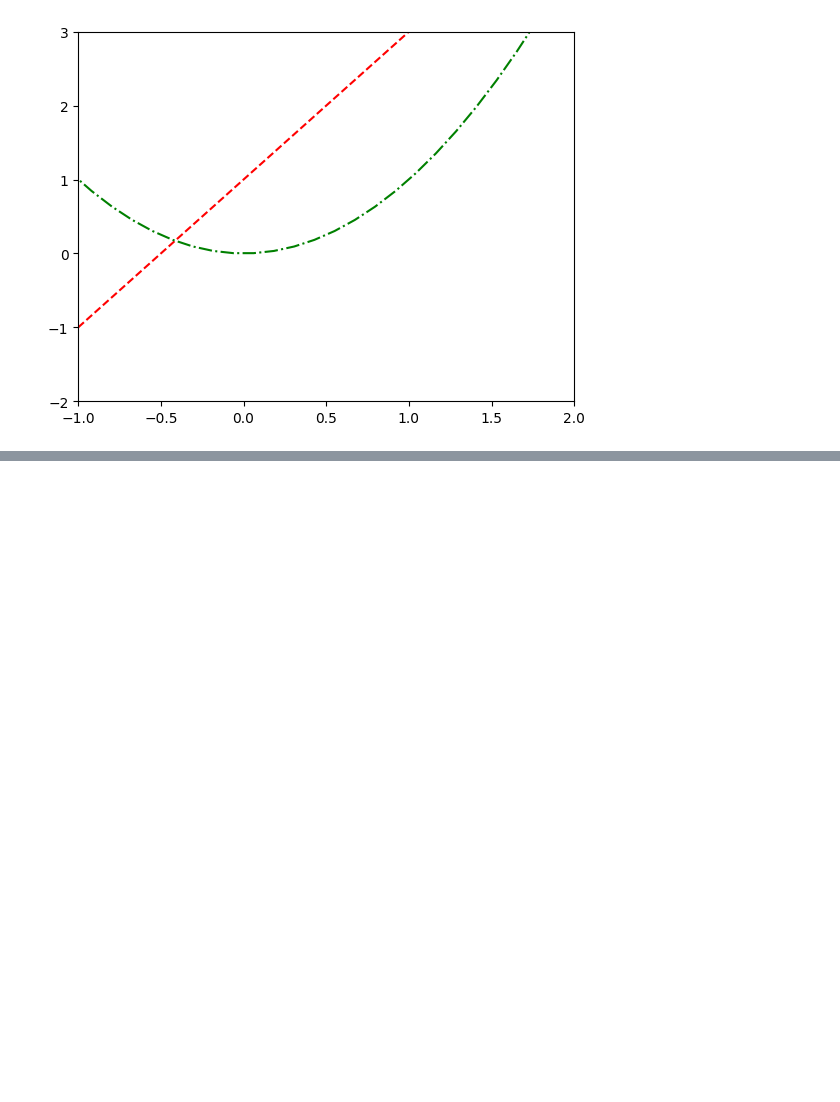
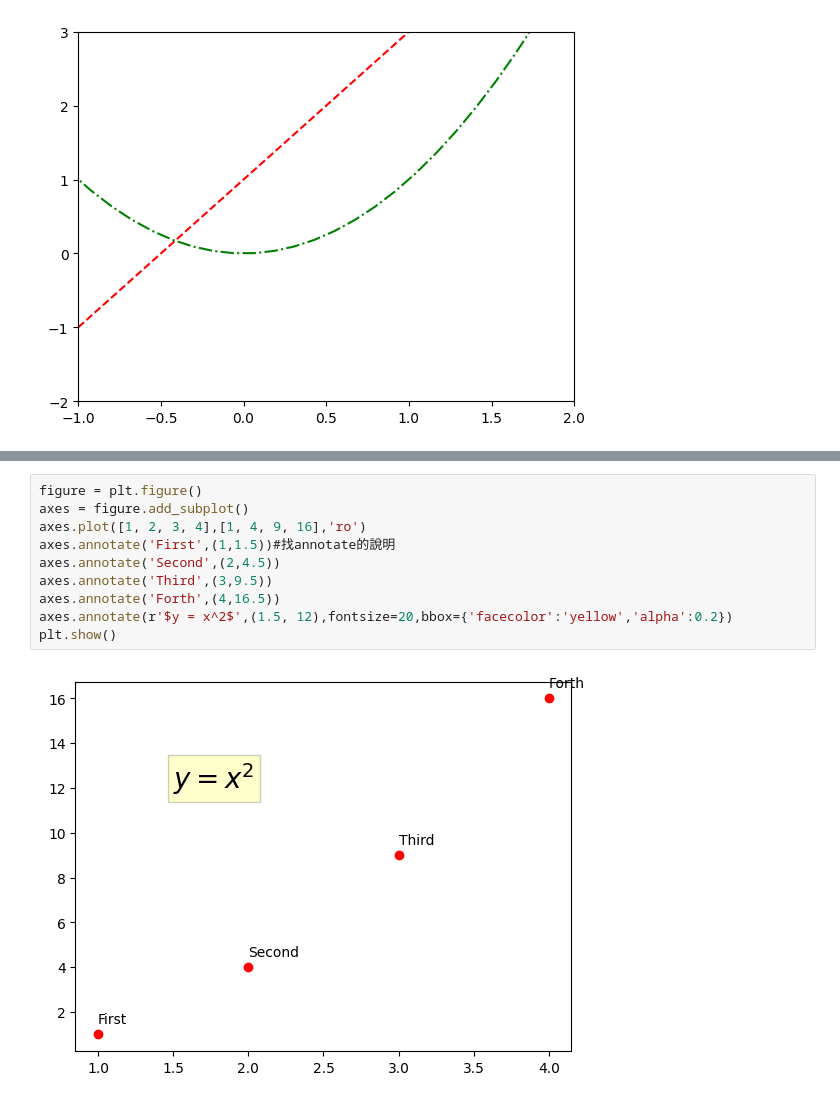
Before and after one commit to POPOYANG97/2024_10_22__gjun_ai_, a Jupyter notebook: lesson13/lesson13_2.ipynb, the cells around one changed output, grey strips where cells are left out. Cells and saved outputs as stored; diff of their text form; blank space fills up the shorter version.

```diff
--- a/lesson13/lesson13_2.ipynb
+++ b/lesson13/lesson13_2.ipynb
@@ -17,0 +46,12 @@ plt.show()
+# %%
+figure = plt.figure()
+axes = figure.add_subplot()
+axes.plot([1, 2, 3, 4],[1, 4, 9, 16],'ro')
+axes.annotate('First',(1,1.5))#找annotate的說明
+axes.annotate('Second',(2,4.5))
+axes.annotate('Third',(3,9.5))
+axes.annotate('Forth',(4,16.5))
+axes.annotate(r'$y = x^2$',(1.5, 12),fontsize=20,bbox={'facecolor':'yellow','alpha':0.2})
+plt.show()
+# %% [output]
+[figure, added]
```
Also changed, not shown: parts of 2 cells of this notebook.
